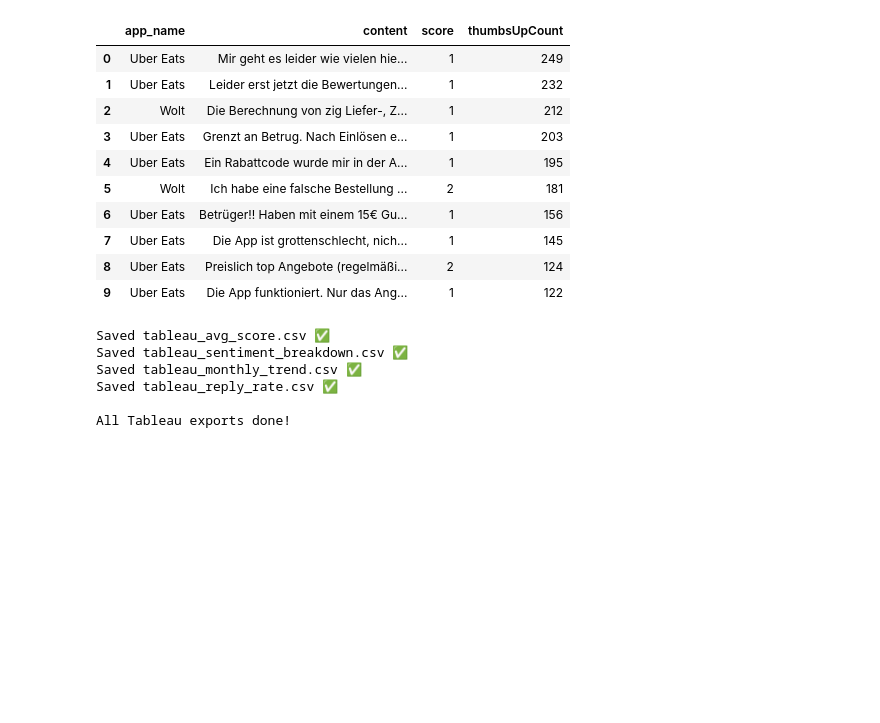
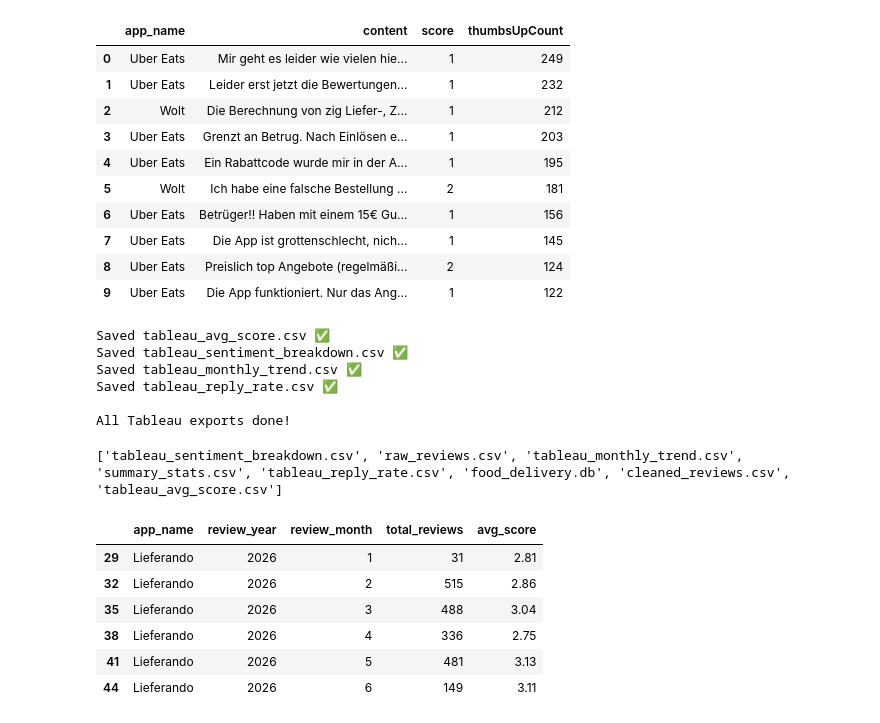
Before and after one commit to Akash-045/food-delivery-market-analysis-germany, a Jupyter notebook: 04_sql_analysis.ipynb, the cells around one changed output. Saved outputs shown, nothing was run; the diff lists cells and outputs as text; code cells hidden in the pictures; blank space fills up the shorter version.

```diff
--- a/04_sql_analysis.ipynb
+++ b/04_sql_analysis.ipynb
@@ -204,3 +204,19 @@ Saved tableau_monthly_trend.csv ✅
 Saved tableau_reply_rate.csv ✅
 
 All Tableau exports done!
+# %%
+import os
+print(os.listdir('data'))
+# %% [output]
+['tableau_sentiment_breakdown.csv', 'raw_reviews.csv', 'tableau_monthly_trend.csv', 'summary_stats.csv', 'tableau_reply_rate.csv', 'food_delivery.db', 'cleaned_reviews.csv', 'tableau_avg_score.csv']
+# %%
+trend = pd.read_csv('/Users/akashkumarsamantray/food-delivery-germany/food-delivery-market-analysis-germany/data/tableau_monthly_trend.csv')
+trend[trend['app_name'] == 'Lieferando']
+# %% [output]
+|  | app_name | review_year | review_month | total_reviews | avg_score |
+| 29 | Lieferando | 2026 | 1 | 31 | 2.81 |
+| 32 | Lieferando | 2026 | 2 | 515 | 2.86 |
+| 35 | Lieferando | 2026 | 3 | 488 | 3.04 |
+| 38 | Lieferando | 2026 | 4 | 336 | 2.75 |
+| 41 | Lieferando | 2026 | 5 | 481 | 3.13 |
+| 44 | Lieferando | 2026 | 6 | 149 | 3.11 |
```
Also changed, not shown: parts of 1 cell of this notebook, 6 other files.
